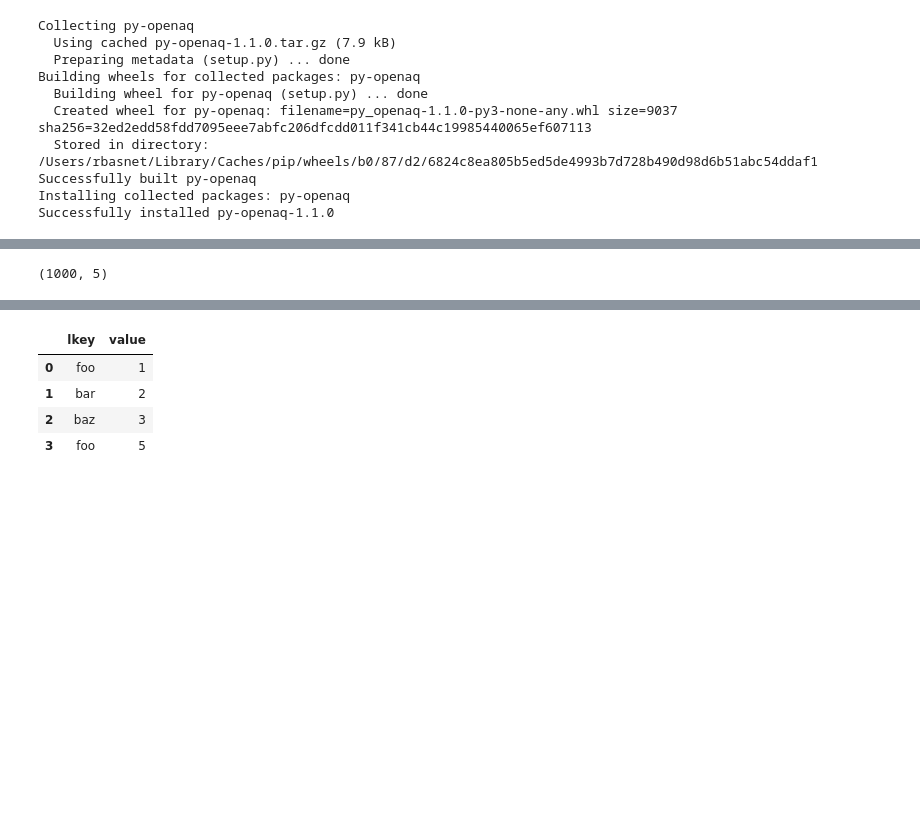
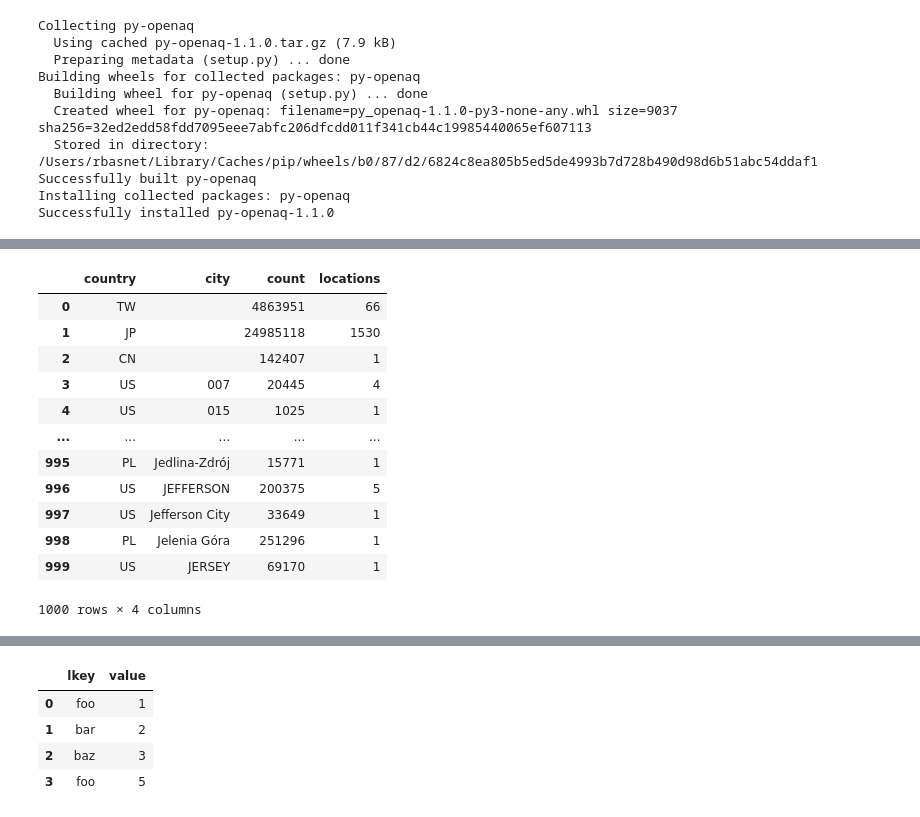
Before and after one commit to rambasnet/python-machine-learning, a Jupyter notebook: notebooks/Pandas-Intro.ipynb, the cells around one changed output, grey strips where cells are left out. Drawn from its saved outputs; the diff is of its cells as text; code cells hidden in the pictures; blank space fills up the shorter version.

```diff
--- a/notebooks/Pandas-Intro.ipynb
+++ b/notebooks/Pandas-Intro.ipynb
@@ -1035,7 +1061,19 @@ pollutionDF = api.cities(df=True, limit=1000)
 # %%
-pollutionDF.shape
+pollutionDF
 # %% [output]
+|  | country | city | count | locations |
+| 0 | TW |  | 4863951 | 66 |
+| 1 | JP |  | 24985118 | 1530 |
+| 2 | CN |  | 142407 | 1 |
+| 3 | US | 007 | 20445 | 4 |
+| 4 | US | 015 | 1025 | 1 |
+| ... | ... | ... | ... | ... |
+| 995 | PL | Jedlina-Zdrój | 15771 | 1 |
+| 996 | US | JEFFERSON | 200375 | 5 |
+| 997 | US | Jefferson City | 33649 | 1 |
+| 998 | PL | Jelenia Góra | 251296 | 1 |
+| 999 | US | JERSEY | 69170 | 1 |
-(1000, 5)
+1000 rows × 4 columns
 # %%
 pollutionDF.head()
 # %% [output]
```
Also changed, not shown: parts of 13 cells of this notebook.
